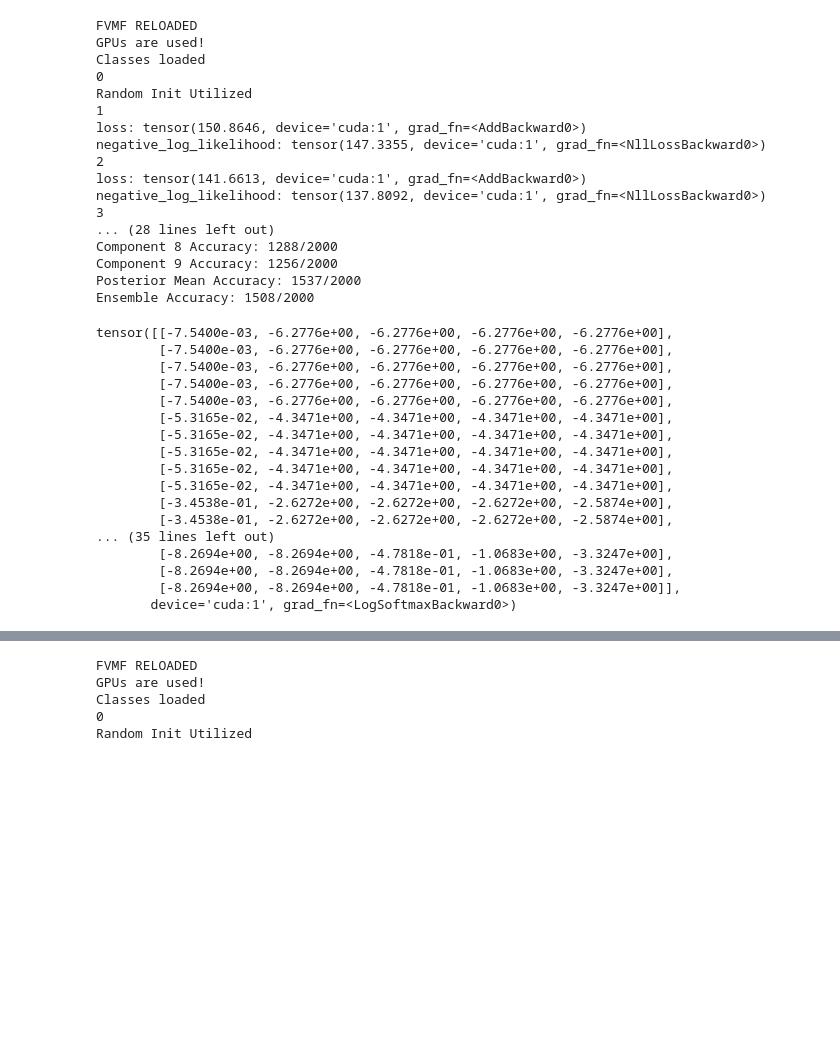
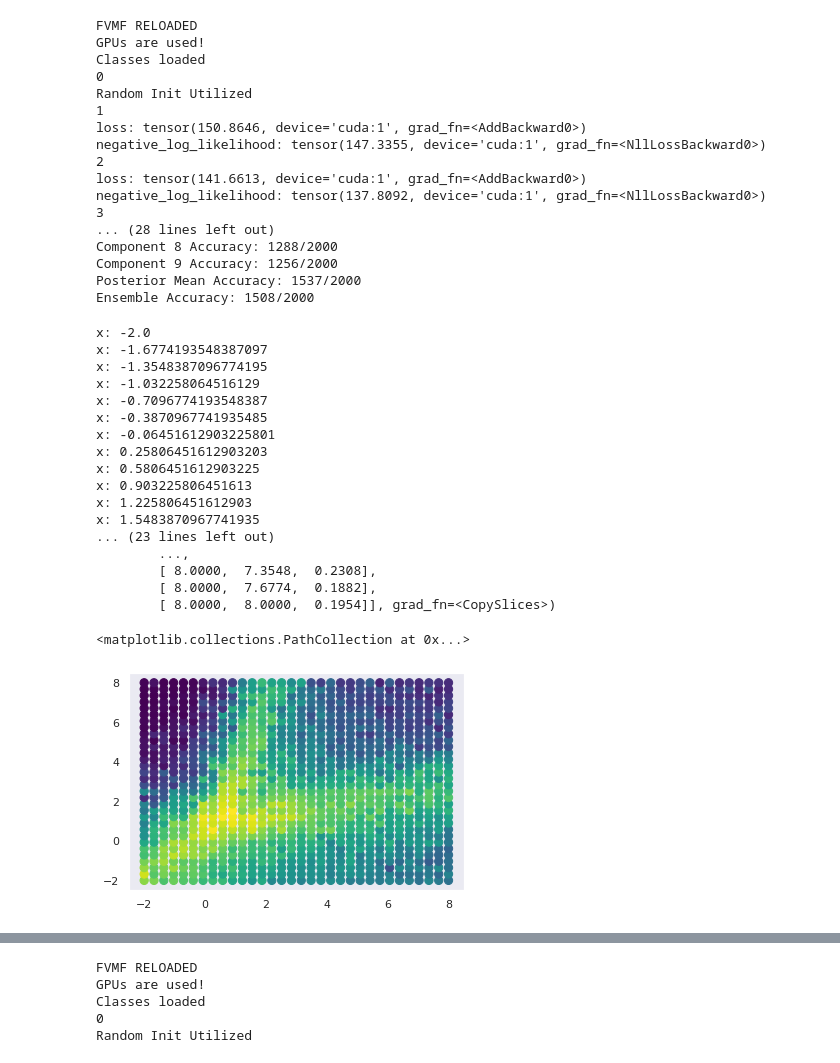
Before and after one commit to LeifMartin/BNN, a Jupyter notebook: Experiments.ipynb, the cells around one changed output, grey strips where cells are left out. Cells and saved outputs as stored; diff of their text form; code cells hidden in the pictures; blank space fills up the shorter version.

```diff
--- a/Experiments.ipynb
+++ b/Experiments.ipynb
@@ -400,7 +400,7 @@ SIGMA_1 = torch.cuda.FloatTensor([math.exp(-0)])
 SIGMA_2 = torch.cuda.FloatTensor([math.exp(-6)])
 data_shape = (0,2,2,3)
 
-epochs = 9
+epochs = 50
 trtimes  = np.zeros(epochs)
 #w_mu = [w_mu1, w_mu2, w_mu3, w_mu4]
 #b_mu = [b_mu1, b_mu2, b_mu3, b_mu4]
@@ -428,7 +428,7 @@ for i in range(0, 1):
     #for j,p in enumerate(net2.l2.parameters()):
     #    p.requires_grad_(False)
 
-    optimizer = optim.Adam(net3.parameters(), lr=0.004)
+    optimizer = optim.Adam(net3.parameters(), lr=0.007)
 
 
     for epoch in range(epochs):
@@ -514,37 +514,52 @@ Component 9 Accuracy: 1256/2000
 Posterior Mean Accuracy: 1537/2000
 Ensemble Accuracy: 1508/2000
 # %%
+RES = 32
+enums = 5
+
 DEVICE = torch.device("cuda:1")
-Temps = torch.zeros((100,3))
+Temps = torch.zeros((RES**2,3))
 i, j = 0, 0
 
-for x in np.linspace(-2,8,10):
-    #print('x:',x)
-    for y in np.linspace(-2,8,10):
-        #print('y:',y)
+
+probs = torch.zeros((1,5)).to(DEVICE)
+for x in np.linspace(-2,8,RES):
+    print('x:',x)
+    for y in np.linspace(-2,8,RES):
         Temps[i,0] = x
         Temps[i,1] = y
         #Temps[i,2] = net3(x,y)
         #print('i:',i)
+        for j in range(enums):
+            probs = probs + torch.exp(net4(Temps[i,0:2]))
+        probs = probs/enums
+        #print(probs)
+        Temps[i,2] = -torch.sum(probs * torch.log(probs))
         i = i+1
-#print(Temps)
-Temps = Temps.to(DEVICE)
-net3(Temps[:,:1])
+        probs = probs*0
+print(Temps)
+#Temps = Temps.to(DEVICE)
+#net3(Temps[:,:1])
 # %% [output]
-tensor([[-7.5400e-03, -6.2776e+00, -6.2776e+00, -6.2776e+00, -6.2776e+00],
-        [-7.5400e-03, -6.2776e+00, -6.2776e+00, -6.2776e+00, -6.2776e+00],
-        [-7.5400e-03, -6.2776e+00, -6.2776e+00, -6.2776e+00, -6.2776e+00],
-        [-7.5400e-03, -6.2776e+00, -6.2776e+00, -6.2776e+00, -6.2776e+00],
-        [-7.5400e-03, -6.2776e+00, -6.2776e+00, -6.2776e+00, -6.2776e+00],
-        [-5.3165e-02, -4.3471e+00, -4.3471e+00, -4.3471e+00, -4.3471e+00],
-        [-5.3165e-02, -4.3471e+00, -4.3471e+00, -4.3471e+00, -4.3471e+00],
-        [-5.3165e-02, -4.3471e+00, -4.3471e+00, -4.3471e+00, -4.3471e+00],
-        [-5.3165e-02, -4.3471e+00, -4.3471e+00, -4.3471e+00, -4.3471e+00],
-        [-5.3165e-02, -4.3471e+00, -4.3471e+00, -4.3471e+00, -4.3471e+00],
-        [-3.4538e-01, -2.6272e+00, -2.6272e+00, -2.6272e+00, -2.5874e+00],
-        [-3.4538e-01, -2.6272e+00, -2.6272e+00, -2.6272e+00, -2.5874e+00],
-... (35 lines left out)
-        [-8.2694e+00, -8.2694e+00, -4.7818e-01, -1.0683e+00, -3.3247e+00],
-        [-8.2694e+00, -8.2694e+00, -4.7818e-01, -1.0683e+00, -3.3247e+00],
-        [-8.2694e+00, -8.2694e+00, -4.7818e-01, -1.0683e+00, -3.3247e+00]],
-       device='cuda:1', grad_fn=<LogSoftmaxBackward0>)
+x: -2.0
+x: -1.6774193548387097
+x: -1.3548387096774195
+x: -1.032258064516129
+x: -0.7096774193548387
+x: -0.3870967741935485
+x: -0.06451612903225801
+x: 0.25806451612903203
+x: 0.5806451612903225
+x: 0.903225806451613
+x: 1.225806451612903
+x: 1.5483870967741935
+... (23 lines left out)
+        ...,
+        [ 8.0000,  7.3548,  0.2308],
+        [ 8.0000,  7.6774,  0.1882],
+        [ 8.0000,  8.0000,  0.1954]], grad_fn=<CopySlices>)
+# %%
+plt.scatter(Temps[:,0].detach().numpy(), Temps[:,1].detach().numpy(), s=69000/(RES**2), c=Temps[:,2].detach().numpy(), cmap='viridis')
+# %% [output]
+<matplotlib.collections.PathCollection at 0x...>
+[figure, added]
```
Also changed, not shown: parts of 3 cells of this notebook.
